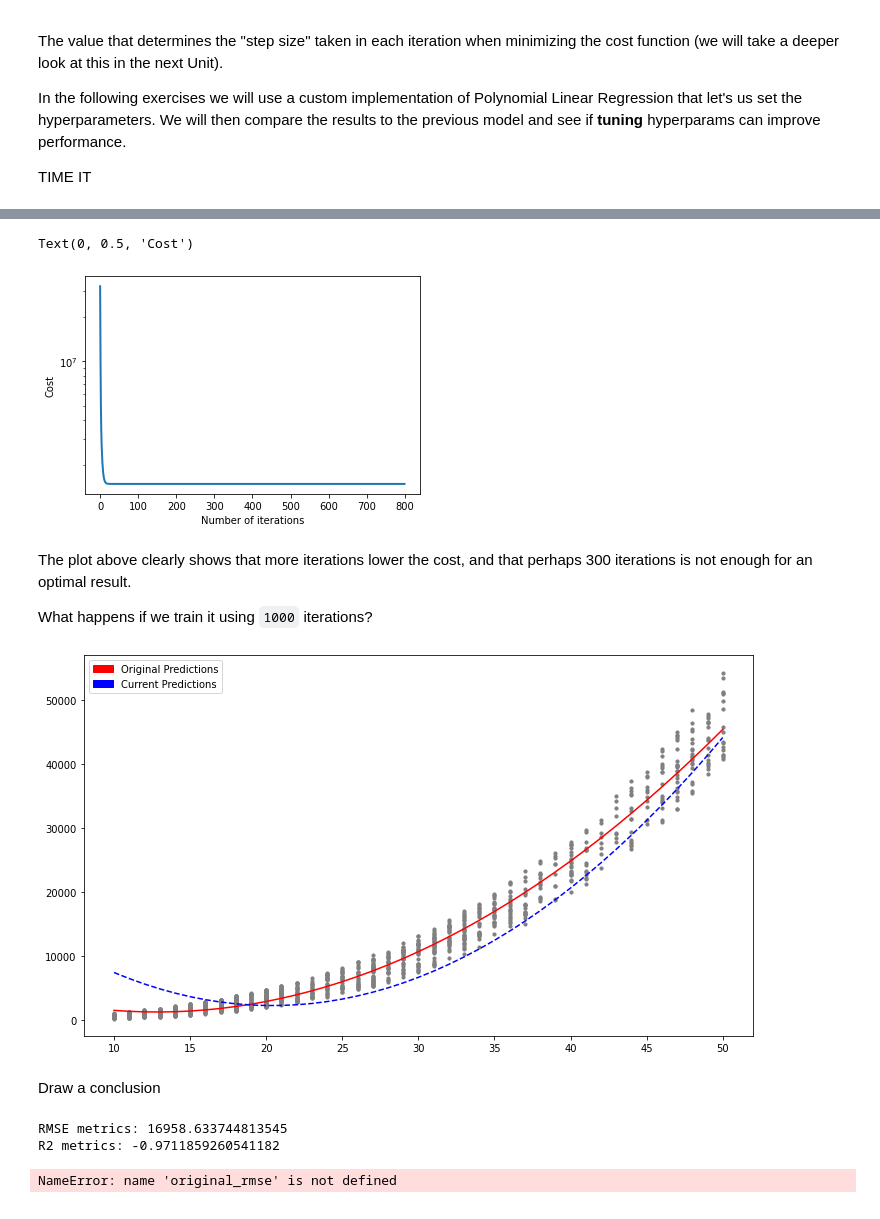
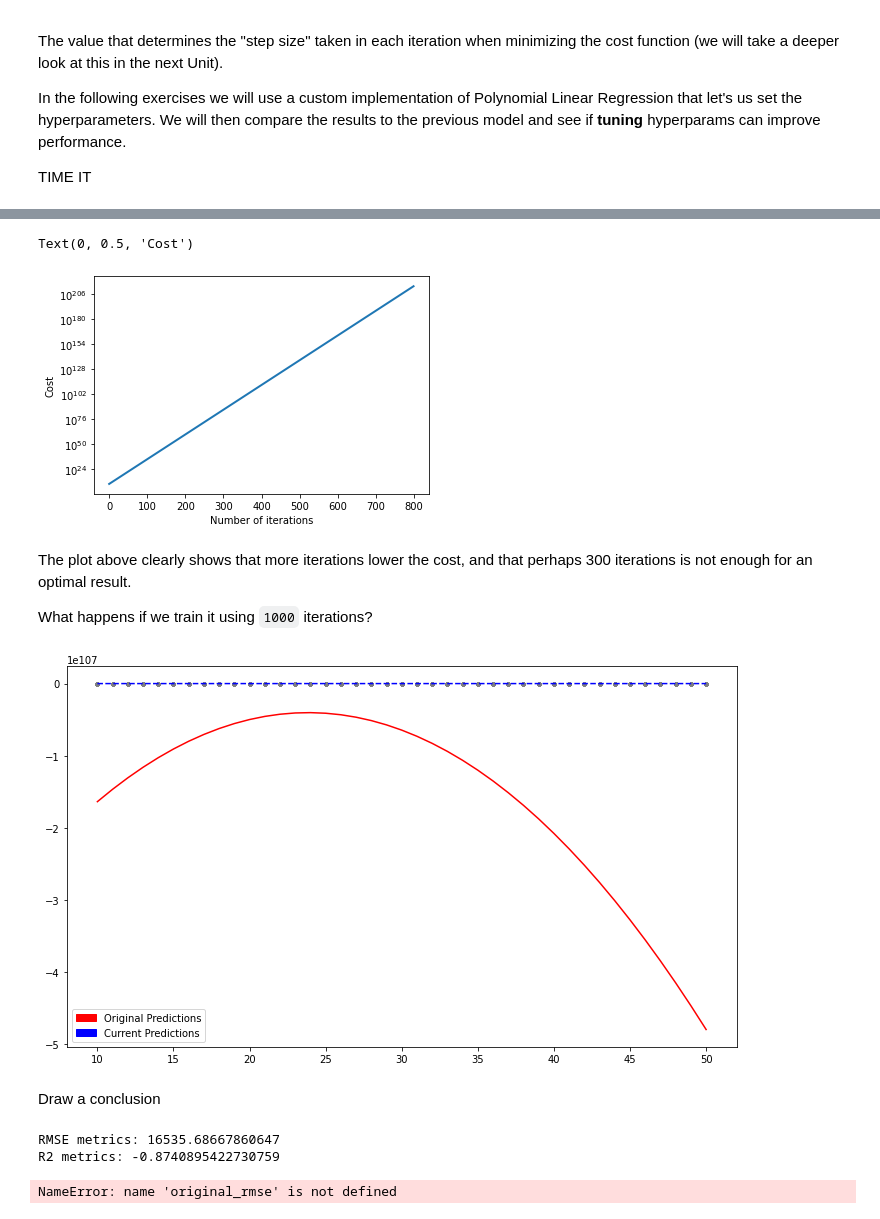
Before and after one commit to MicrosoftDocs/mslearn-introduction-to-machine-learning, a Jupyter notebook: 1b - unit 05.ipynb, the cells around one changed output, grey strips where cells are left out. Cells and saved outputs as stored; diff of their text form; code cells hidden in the pictures.

```diff
--- a/1b - unit 05.ipynb
+++ b/1b - unit 05.ipynb
@@ -64,7 +64,7 @@ y = dataset["Total Accrued"].values
 # Initialize and train model
 # setting values for learning rate and number of iterations
 model2 = plr.PolynomialLinearRegression()
-weights2, J_history2 = model2.fit(X, y, learning_rate=0.5, num_iters=800)
+weights2, J_history2 = model2.fit(X, y, learning_rate=0.005, num_iters=800)
 
 # Generate predictions based on original dataset
 y_hat2 = model2.predict(X)
@@ -93,7 +93,7 @@ plt.xlabel("Number of iterations")
 plt.ylabel("Cost")
 # %% [output]
 Text(0, 0.5, 'Cost')
-[figure, old version]
+[figure, new version]
 # %% [markdown]
 The plot above clearly shows that more iterations lower the cost, and that perhaps 300 iterations is not enough for an optimal result.
 
@@ -101,32 +101,32 @@ What happens if we train it using `1000` iterations?
 # %%
 # retrain model, using 1000 iterations
 
 # reset X and y
 X = dataset["Account Age"].values.reshape(-1,1)
 y = dataset["Total Accrued"].values
 
-weights3, J_history3 = model2.fit(X, y, learning_rate=0.001, num_iters=1000)
+weights3, J_history3 = model2.fit(X, y, learning_rate=0.001, num_iters=800)
 
 # Generate predictions based on original dataset
 y_hat3 = model2.predict(X)
 
 # Plot previous and new predictions over datapoints
 f = plt.figure()
 f.set_figwidth(12)
 f.set_figheight(7)
 plt.scatter(X, y, s=10, color="gray")
 sort_axis = operator.itemgetter(0)
 sorted_zip = sorted(zip(X,y_hat3), key=sort_axis)
 X, y_hat3 = zip(*sorted_zip)
 l1 = plt.plot(X, y_hat2, color="red")
 l2 = plt.plot(X, y_hat3, "--", color="blue")
 # Add legend
 red_patch = mpatches.Patch(color="red", label="Original Predictions")
 blue_patch = mpatches.Patch(color="blue", label="Current Predictions")
 plt.legend(handles=[red_patch, blue_patch])
 plt.show()
 # %% [output]
-[figure, old version]
+[figure, new version]
 # %% [markdown]
 Draw a conclusion
 # %%
@@ -136,8 +136,8 @@ r2 = r2_score(y,y_hat3)
 print(f"RMSE metrics: {rmse}")
 print(f"R2 metrics: {r2}")
 # %% [output]
-RMSE metrics: 16958.633744813545
-R2 metrics: -0.9711859260541182
+RMSE metrics: 16535.68667860647
+R2 metrics: -0.8740895422730759
 # %%
 # Use a dataframe to create a comparison table of metrics
 l = [["Original Model", original_rmse, original_r2],
```
Also changed, not shown: parts of 1 cell of this notebook.
